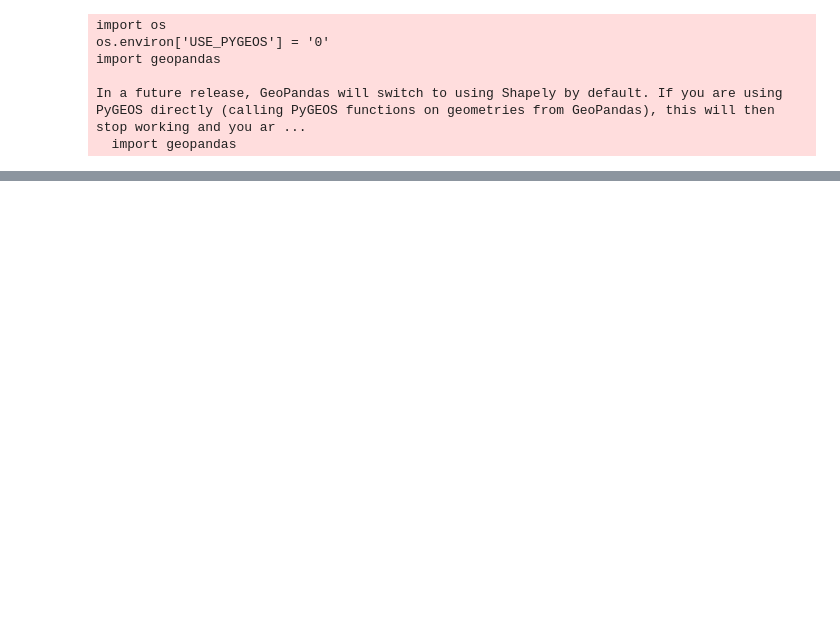
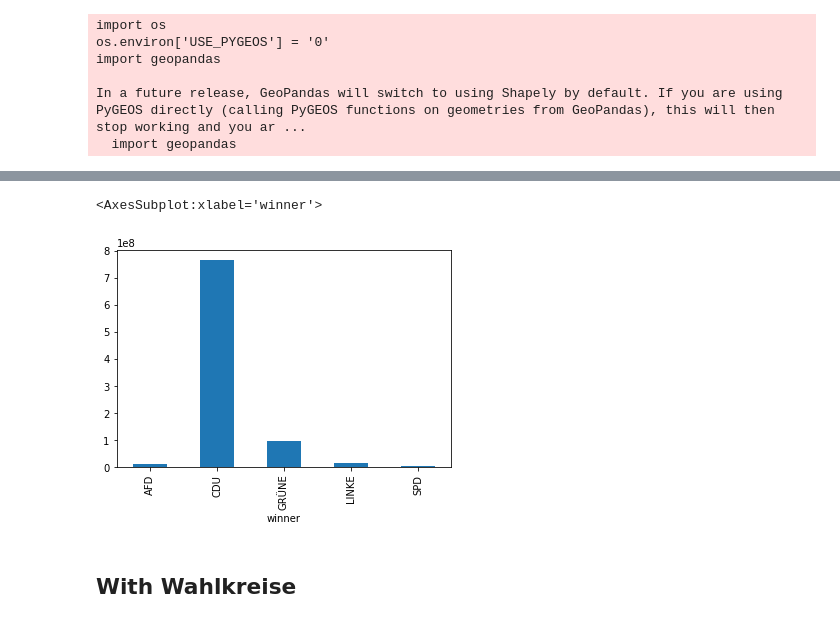
Before and after one commit to mcallaghan/berlin-results-2023, a Jupyter notebook: results.ipynb, the cells around one changed output, grey strips where cells are left out. Saved outputs shown, nothing was run; the diff lists cells and outputs as text; code cells hidden in the pictures; blank space fills up the shorter version.

```diff
--- a/results.ipynb
+++ b/results.ipynb
@@ -67,0 +123,8 @@ ax.axis("off")
+# %%
+df
+df.groupby("winner")["area"].sum().plot.bar()
+# %% [output]
+<AxesSubplot:xlabel='winner'>
+[figure, added]
+# %% [markdown]
+## With Wahlkreise
```
Also changed, not shown: parts of 20 cells of this notebook, 5 other files.
